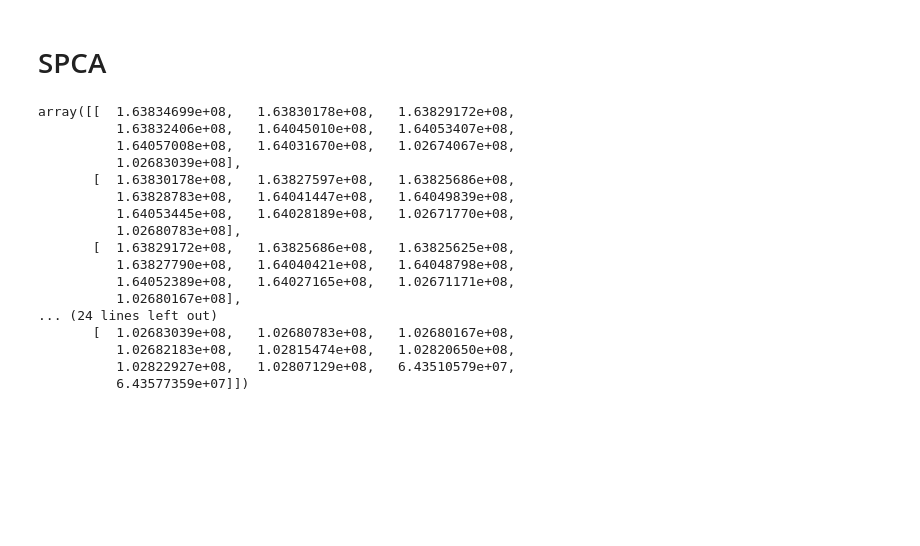
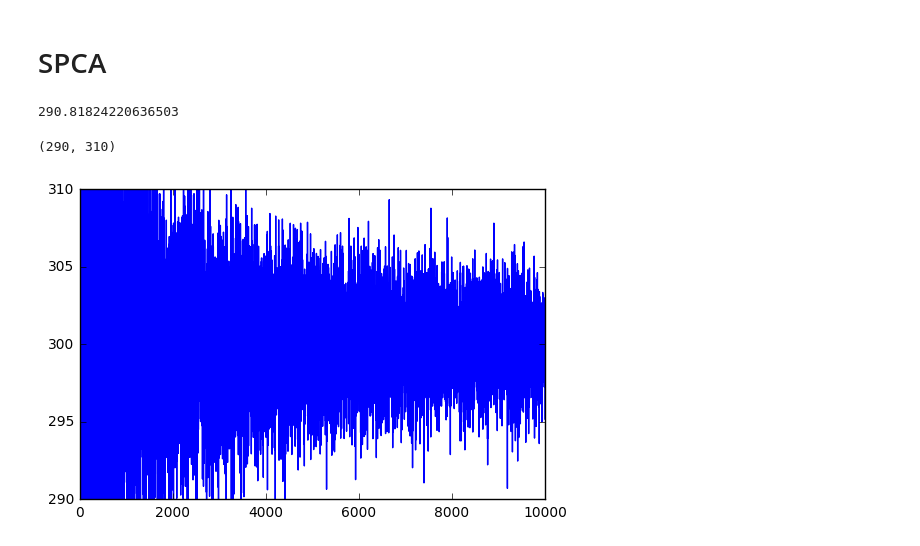
Before and after one commit to AlasGarn/CSIC5011, a Jupyter notebook: hw4.ipynb, the cells around one changed output. Saved outputs shown, nothing was run; the diff lists cells and outputs as text; code cells hidden in the pictures; blank space fills up the shorter version.

```diff
--- a/hw4.ipynb
+++ b/hw4.ipynb
@@ -198,20 +177,10 @@ sigma = np.dot(observed.T, observed)
-# %%
-sigma
-# %% [output]
-array([[  1.63834699e+08,   1.63830178e+08,   1.63829172e+08,
-          1.63832406e+08,   1.64045010e+08,   1.64053407e+08,
-          1.64057008e+08,   1.64031670e+08,   1.02674067e+08,
-          1.02683039e+08],
-       [  1.63830178e+08,   1.63827597e+08,   1.63825686e+08,
-          1.63828783e+08,   1.64041447e+08,   1.64049839e+08,
-          1.64053445e+08,   1.64028189e+08,   1.02671770e+08,
-          1.02680783e+08],
-       [  1.63829172e+08,   1.63825686e+08,   1.63825625e+08,
-          1.63827790e+08,   1.64040421e+08,   1.64048798e+08,
-          1.64052389e+08,   1.64027165e+08,   1.02671171e+08,
-          1.02680167e+08],
-... (24 lines left out)
-       [  1.02683039e+08,   1.02680783e+08,   1.02680167e+08,
-          1.02682183e+08,   1.02815474e+08,   1.02820650e+08,
-          1.02822927e+08,   1.02807129e+08,   6.43510579e+07,
-          6.43577359e+07]])
+# %%
+np.sqrt((300*0.925)**2 + (0.3*290)**2)
+# %% [output]
+290.81824220636503
+# %%
+plot([np.random.normal(0,300,size=x).std() for x in range(10000)])
+ylim(290,310)
+# %% [output]
+(290, 310)
+[figure, added]
```
Also changed, not shown: parts of 23 cells of this notebook.
